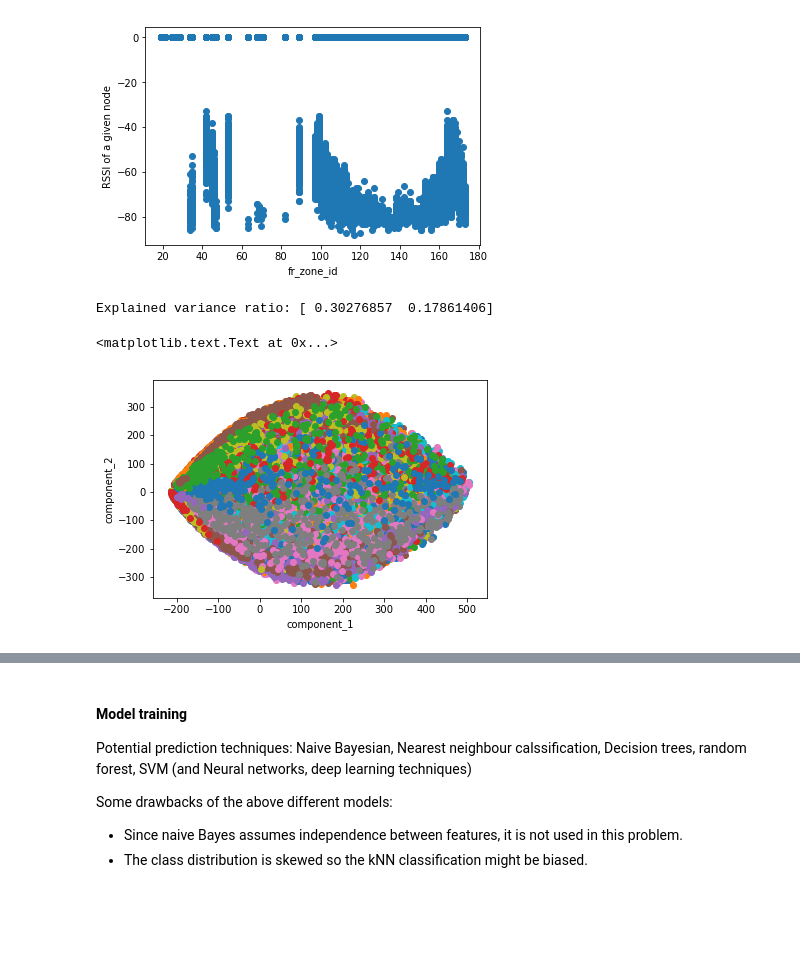
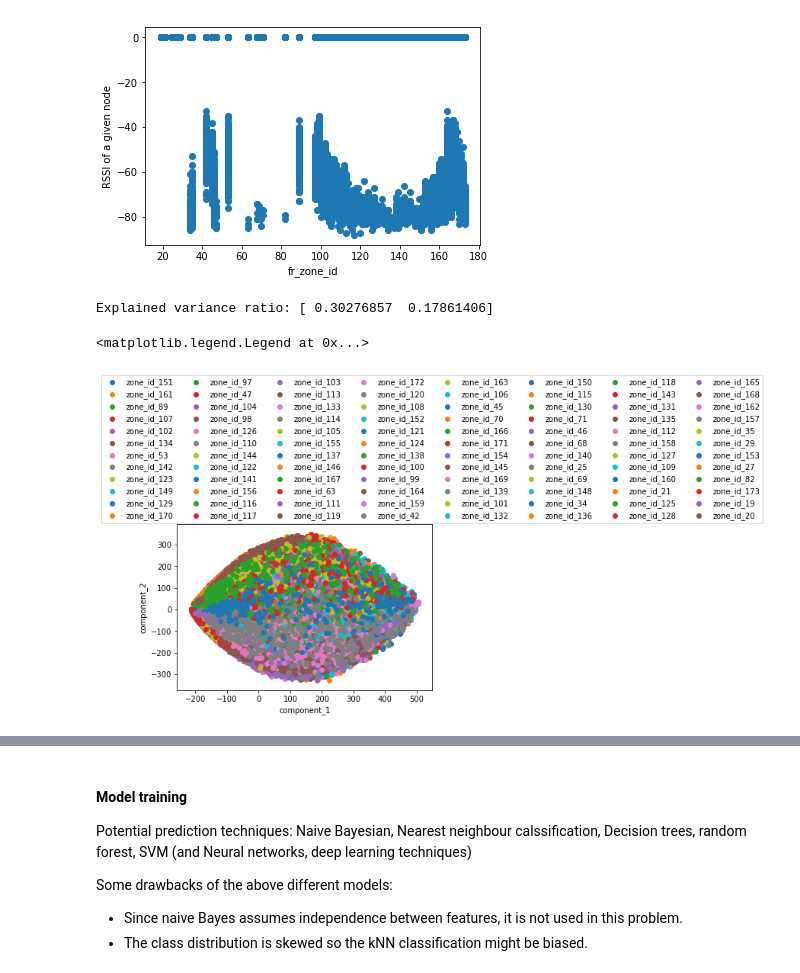
Before and after one commit to julcsii/wifi-localization, a Jupyter notebook: Data Science Task .ipynb, the cells around one changed output, grey strips where cells are left out. Saved outputs shown, nothing was run; the diff lists cells and outputs as text; code cells hidden in the pictures; blank space fills up the shorter version.

```diff
--- a/Data Science Task .ipynb
+++ b/Data Science Task .ipynb
@@ -179,20 +184,23 @@ plt.ylabel('RSSI of a given node')
 # %%
 #visualization cont'd
 pca = PCA(n_components=2)
 X_red = pca.fit(x_train).transform(x_train)
 print('Explained variance ratio: %s'
       % str(pca.explained_variance_ratio_))
 target_names = y_train.unique()
 plt.figure()
 for target_name in target_names:
     plt.scatter(X_red[y_train == target_name, 0], X_red[y_train == target_name, 1],
                 label=target_name)
 plt.xlabel('component_1')
 plt.ylabel('component_2')
+prefix = 'zone_id_'
+labels = [prefix+str(name) for name in target_names]
+plt.legend(labels, bbox_to_anchor=(1, 1.9),loc=9, borderaxespad=0., ncol=8)
 # %% [output]
 Explained variance ratio: [ 0.30276857  0.17861406]
-<matplotlib.text.Text at 0x...>
+<matplotlib.legend.Legend at 0x...>
-[figure, old version]
+[figure, new version]
 # %%
 #dimensionality reduction with PCA -  not really useful due to lack of linearity
 pca = PCA(n_components=4)
```
Also changed, not shown: parts of 2 cells of this notebook.
